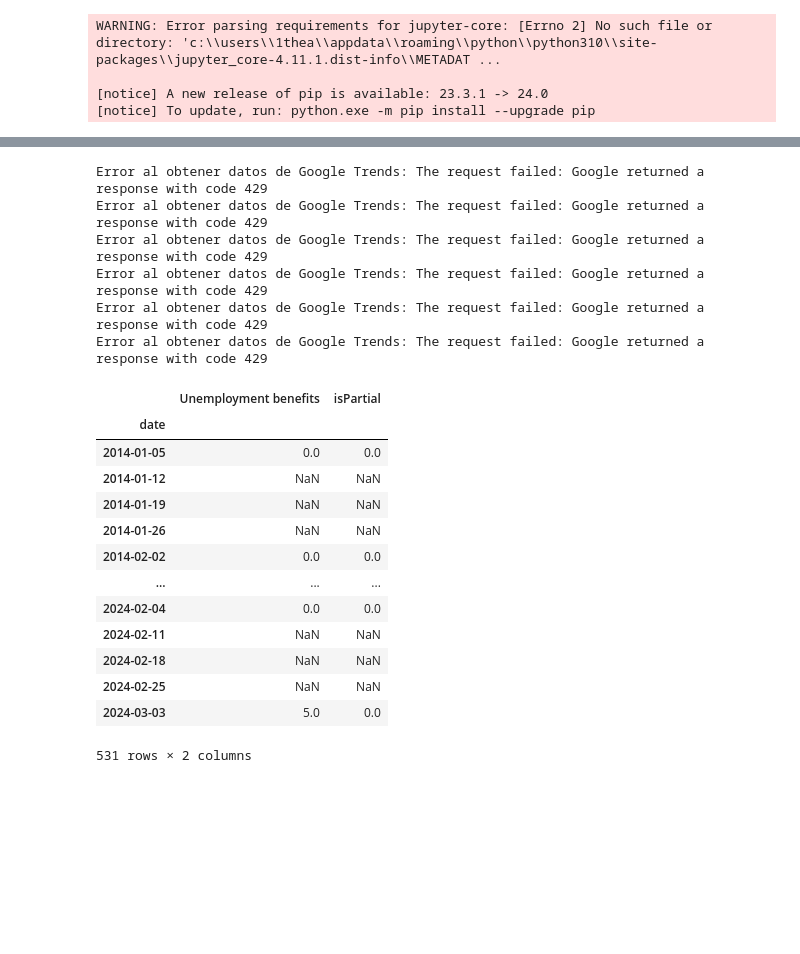
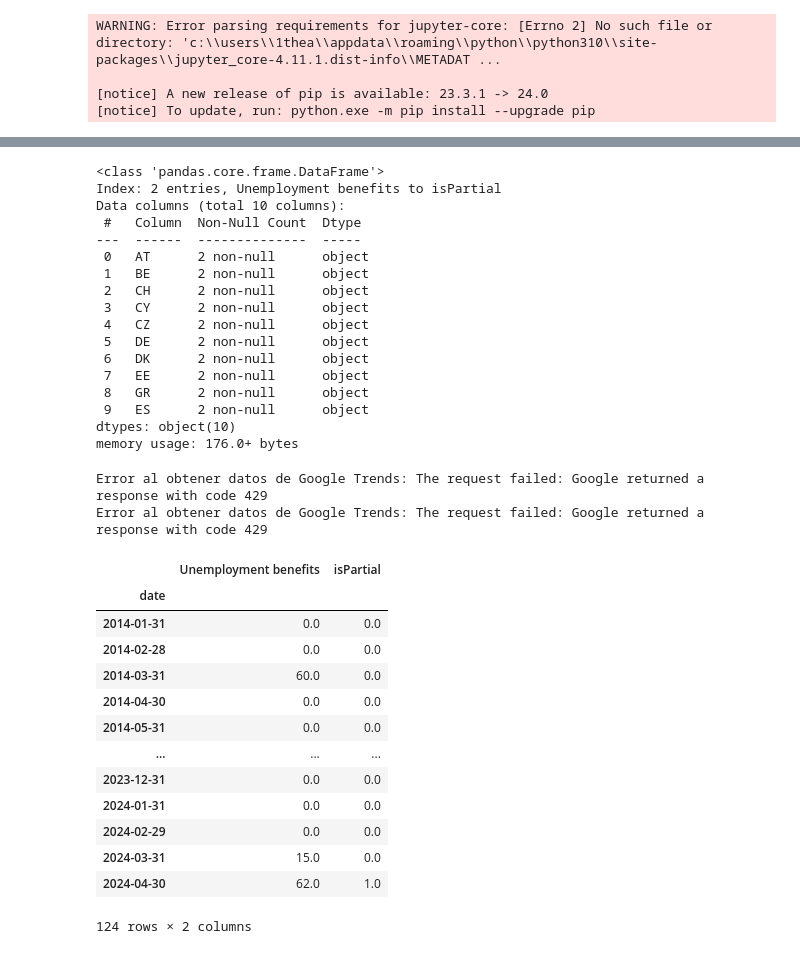
Before and after one commit to zero010010/Ranbee, a Jupyter notebook: Gtrends/Notebooks/pytrends_part3.ipynb, the cells around one changed output, grey strips where cells are left out. Drawn from its saved outputs; the diff is of its cells as text; code cells hidden in the pictures; blank space fills up the shorter version.

Commit message:
En la carpeta "data", se encuentran los datos de Google Trends que he conseguido hasta ahora en formato JSON, para diferentes temas (datos_{topic }, agrupados mensualmente según el timestamp.

```diff
--- a/Gtrends/Notebooks/pytrends_part3.ipynb
+++ b/Gtrends/Notebooks/pytrends_part3.ipynb
@@ -113,51 +134,70 @@ OSError: Cannot save file into a non-existent directory: 'data'
+# %%
+df.info()
+# %% [output]
+<class 'pandas.core.frame.DataFrame'>
+Index: 2 entries, Unemployment benefits to isPartial
+Data columns (total 10 columns):
+ #   Column  Non-Null Count  Dtype
+---  ------  --------------  -----
+ 0   AT      2 non-null      object
+ 1   BE      2 non-null      object
+ 2   CH      2 non-null      object
+ 3   CY      2 non-null      object
+ 4   CZ      2 non-null      object
+ 5   DE      2 non-null      object
+ 6   DK      2 non-null      object
+ 7   EE      2 non-null      object
+ 8   GR      2 non-null      object
+ 9   ES      2 non-null      object
+dtypes: object(10)
+memory usage: 176.0+ bytes
 # %%
-#tryin At in pytrends
+#checking at p: poditive
+#chacking fi
 import time
 from pytrends.request import TrendReq
 from fastapi import FastAPI
 import pandas as pd
-
+import requests
+url = 'https://trends.google.com/trends/'
+response = requests.get(url, timeout=10)
 app = FastAPI()
 
-def obtener_datos_google_trends_semanal(palabra_clave):
+def obtener_datos_google_trends_mensual(palabra_clave):
     try:
         pytrends = TrendReq(hl='es', tz=360)
-        pytrends.build_payload(kw_list=[palabra_clave], timeframe='2014-01-01 2024-03-31', geo='AT')
+        pytrends.build_payload(kw_list=[palabra_clave], timeframe='2014-01-01 2024-04-05', geo='FI')
         data = pytrends.interest_over_time()
-        data_semanal = data.resample('W').mean()
+        data_semanal = data.resample('M').mean()
         return data_semanal
     except Exception as e:
         print(f"Error al obtener datos de Google Trends: {e}")
         time.sleep(60)
-        return obtener_datos_google_trends_semanal(palabra_clave)
+        return obtener_datos_google_trends_mensual(palabra_clave)
 
 @app.get("/google-trends/{topic}")
 def google_trends_handler(topic: str):
-    trends_data = obtener_datos_google_trends_semanal(topic)  # Usar 'topic' en lugar de 'palabra_clave'
+    trends_data = obtener_datos_google_trends_mensual(topic)  # Usar 'topic' en lugar de 'palabra_clave'
     return trends_data.to_dict()
 
 # Ejemplo de uso
 palabra_clave = "Unemployment benefits"
-datos = obtener_datos_google_trends_semanal(palabra_clave)
+datos = obtener_datos_google_trends_mensual(palabra_clave)
 datos
 # %% [output]
 Error al obtener datos de Google Trends: The request failed: Google returned a response with code 429
 Error al obtener datos de Google Trends: The request failed: Google returned a response with code 429
-Error al obtener datos de Google Trends: The request failed: Google returned a response with code 429
-Error al obtener datos de Google Trends: The request failed: Google returned a response with code 429
-Error al obtener datos de Google Trends: The request failed: Google returned a response with code 429
-Error al obtener datos de Google Trends: The request failed: Google returned a response with code 429
 |  | Unemployment benefits | isPartial |
 | date |  |  |
-| 2014-01-05 | 0.0 | 0.0 |
-| 2014-01-12 | NaN | NaN |
-| 2014-01-19 | NaN | NaN |
-| 2014-01-26 | NaN | NaN |
-| 2014-02-02 | 0.0 | 0.0 |
+| 2014-01-31 | 0.0 | 0.0 |
+| 2014-02-28 | 0.0 | 0.0 |
+| 2014-03-31 | 60.0 | 0.0 |
+| 2014-04-30 | 0.0 | 0.0 |
+| 2014-05-31 | 0.0 | 0.0 |
 | ... | ... | ... |
-| 2024-02-04 | 0.0 | 0.0 |
-| 2024-02-11 | NaN | NaN |
-| 2024-02-18 | NaN | NaN |
-| 2024-02-25 | NaN | NaN |
-| 2024-03-03 | 5.0 | 0.0 |
+| 2023-12-31 | 0.0 | 0.0 |
+| 2024-01-31 | 0.0 | 0.0 |
+| 2024-02-29 | 0.0 | 0.0 |
+| 2024-03-31 | 15.0 | 0.0 |
+| 2024-04-30 | 62.0 | 1.0 |
-531 rows × 2 columns
+124 rows × 2 columns
```
Also changed, not shown: parts of 24 cells of this notebook, 28 other files.
